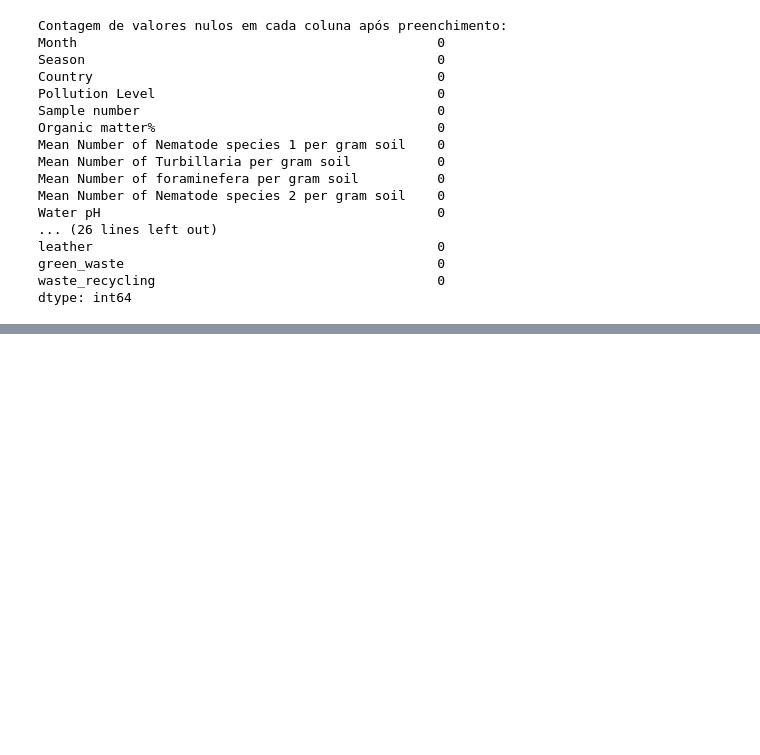
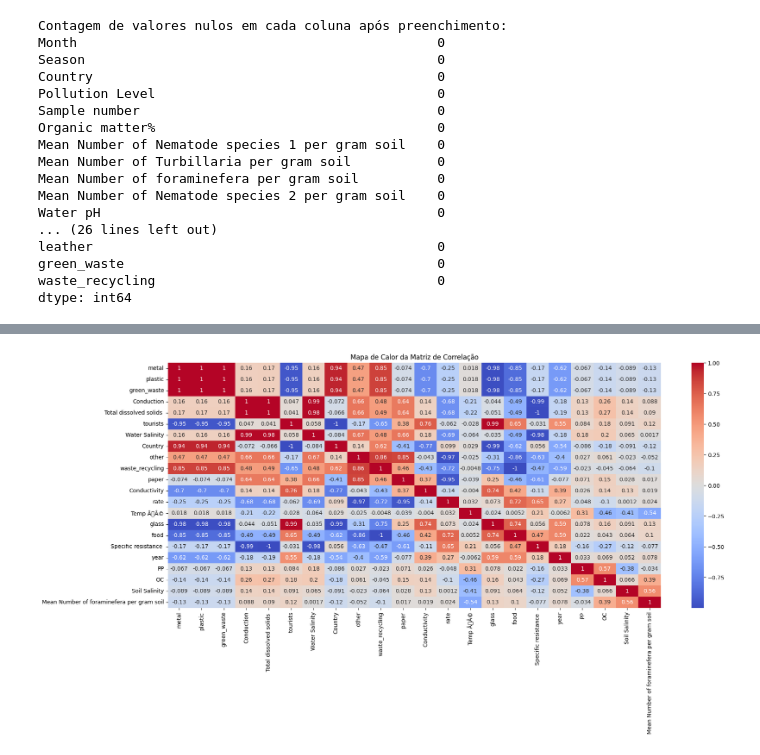
Before and after one commit to SamaraMoreira/EcoOcean-IA, a Jupyter notebook: EcoOcean.ipynb, the cells around one changed output, grey strips where cells are left out. Saved outputs shown, nothing was run; the diff lists cells and outputs as text; code cells hidden in the pictures; blank space fills up the shorter version.

```diff
--- a/EcoOcean.ipynb
+++ b/EcoOcean.ipynb
@@ -618,0 +711,16 @@ dtype: int64
+# %%
+# Selecionar apenas as colunas desejadas
+dados_selecionados = df[colunas_relacionadas]
+
+# Calcular a matriz de correlação
+correlacao = dados_selecionados.corr()
+
+# Ajustar o tamanho da figura
+plt.figure(figsize=(20, 8))
+
+# Plotar o mapa de calor da matriz de correlação
+sns.heatmap(correlacao, annot=True, cmap='coolwarm')
+plt.title('Mapa de Calor da Matriz de Correlação')
+plt.show()
+# %% [output]
+[figure, added]
```
Also changed, not shown: parts of 37 cells of this notebook.
